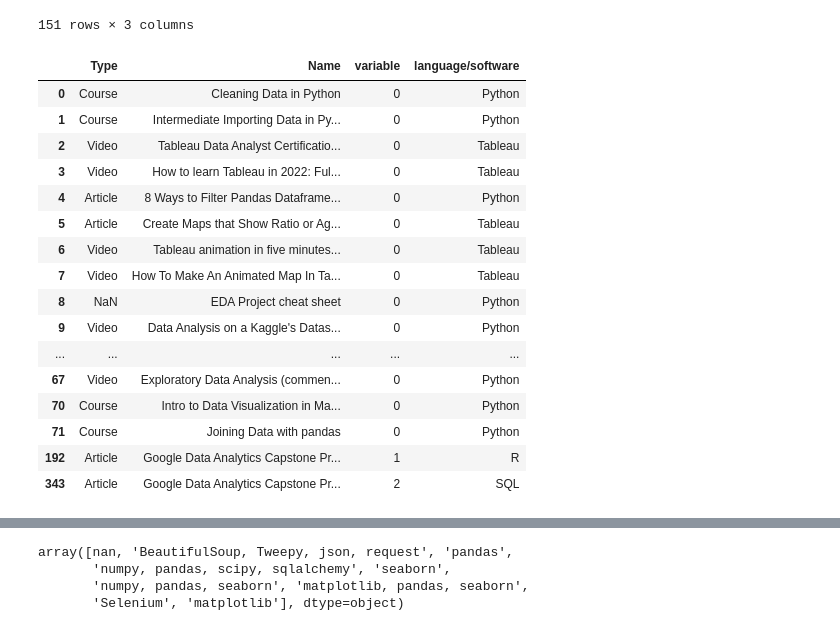
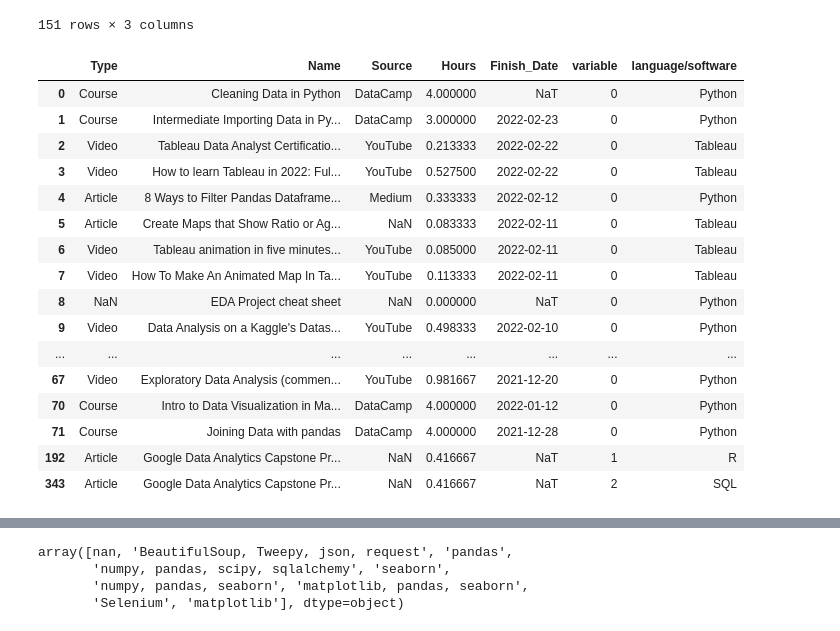
Before and after one commit to franco3x/Notion-66-Days-of-Data, a Jupyter notebook: Notion 66 Days of Data.ipynb, the cells around one changed output, grey strips where cells are left out. Cells and saved outputs as stored; diff of their text form; code cells hidden in the pictures.

Commit message:
splitting language

```diff
--- a/Notion 66 Days of Data.ipynb
+++ b/Notion 66 Days of Data.ipynb
@@ -302,24 +308,24 @@ df["Language/Software"].str.split(",", expand=True)
 # %%
 language_count = df.copy()
 language_count = pd.concat([language_count, df["Language/Software"].str.split(",", expand=True)], axis=1)
-language_count = language_count.melt(id_vars=["Type", "Name"], value_vars=range(3), value_name="language/software")
+language_count = language_count.melt(id_vars=["Type", "Name", "Source", "Hours", "Finish_Date"], value_vars=range(3), value_name="language/software")
 language_count = language_count[language_count["language/software"].notna()]
 language_count
 # %% [output]
-|  | Type | Name | variable | language/software |
-| 0 | Course | Cleaning Data in Python | 0 | Python |
-| 1 | Course | Intermediate Importing Data in Py... | 0 | Python |
-| 2 | Video | Tableau Data Analyst Certificatio... | 0 | Tableau |
-| 3 | Video | How to learn Tableau in 2022: Ful... | 0 | Tableau |
-| 4 | Article | 8 Ways to Filter Pandas Dataframe... | 0 | Python |
-| 5 | Article | Create Maps that Show Ratio or Ag... | 0 | Tableau |
-| 6 | Video | Tableau animation in five minutes... | 0 | Tableau |
-| 7 | Video | How To Make An Animated Map In Ta... | 0 | Tableau |
-| 8 | NaN | EDA Project cheat sheet | 0 | Python |
-| 9 | Video | Data Analysis on a Kaggle's Datas... | 0 | Python |
-| ... | ... | ... | ... | ... |
-| 67 | Video | Exploratory Data Analysis (commen... | 0 | Python |
-| 70 | Course | Intro to Data Visualization in Ma... | 0 | Python |
-| 71 | Course | Joining Data with pandas | 0 | Python |
-| 192 | Article | Google Data Analytics Capstone Pr... | 1 | R |
-| 343 | Article | Google Data Analytics Capstone Pr... | 2 | SQL |
+|  | Type | Name | Source | Hours | Finish_Date | variable | language/software |
+| 0 | Course | Cleaning Data in Python | DataCamp | 4.000000 | NaT | 0 | Python |
+| 1 | Course | Intermediate Importing Data in Py... | DataCamp | 3.000000 | 2022-02-23 | 0 | Python |
+| 2 | Video | Tableau Data Analyst Certificatio... | YouTube | 0.213333 | 2022-02-22 | 0 | Tableau |
+| 3 | Video | How to learn Tableau in 2022: Ful... | YouTube | 0.527500 | 2022-02-22 | 0 | Tableau |
+| 4 | Article | 8 Ways to Filter Pandas Dataframe... | Medium | 0.333333 | 2022-02-12 | 0 | Python |
+| 5 | Article | Create Maps that Show Ratio or Ag... | NaN | 0.083333 | 2022-02-11 | 0 | Tableau |
+| 6 | Video | Tableau animation in five minutes... | YouTube | 0.085000 | 2022-02-11 | 0 | Tableau |
+| 7 | Video | How To Make An Animated Map In Ta... | YouTube | 0.113333 | 2022-02-11 | 0 | Tableau |
+| 8 | NaN | EDA Project cheat sheet | NaN | 0.000000 | NaT | 0 | Python |
+| 9 | Video | Data Analysis on a Kaggle's Datas... | YouTube | 0.498333 | 2022-02-10 | 0 | Python |
+| ... | ... | ... | ... | ... | ... | ... | ... |
+| 67 | Video | Exploratory Data Analysis (commen... | YouTube | 0.981667 | 2021-12-20 | 0 | Python |
+| 70 | Course | Intro to Data Visualization in Ma... | DataCamp | 4.000000 | 2022-01-12 | 0 | Python |
+| 71 | Course | Joining Data with pandas | DataCamp | 4.000000 | 2021-12-28 | 0 | Python |
+| 192 | Article | Google Data Analytics Capstone Pr... | NaN | 0.416667 | NaT | 1 | R |
+| 343 | Article | Google Data Analytics Capstone Pr... | NaN | 0.416667 | NaT | 2 | SQL |
```
Also changed, not shown: parts of 2 cells of this notebook, 1 other file.
